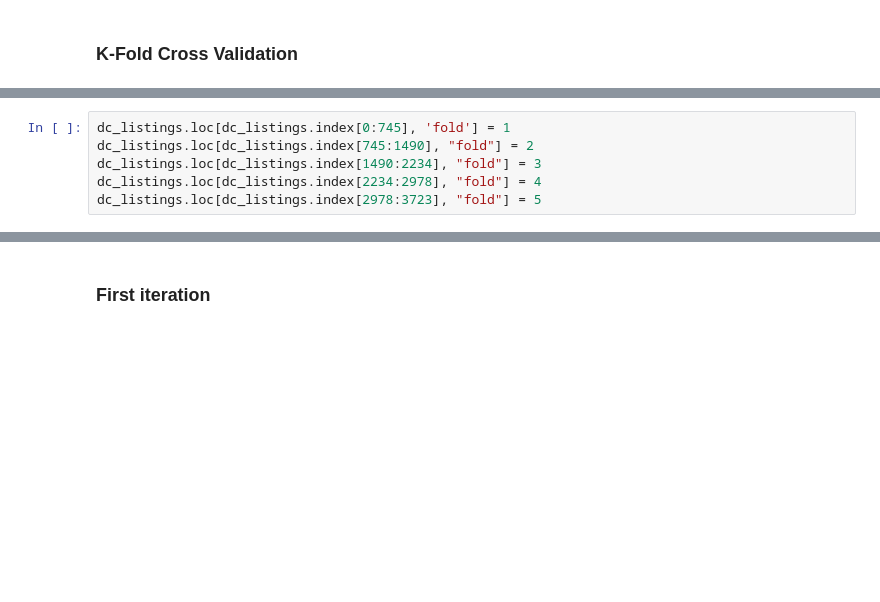
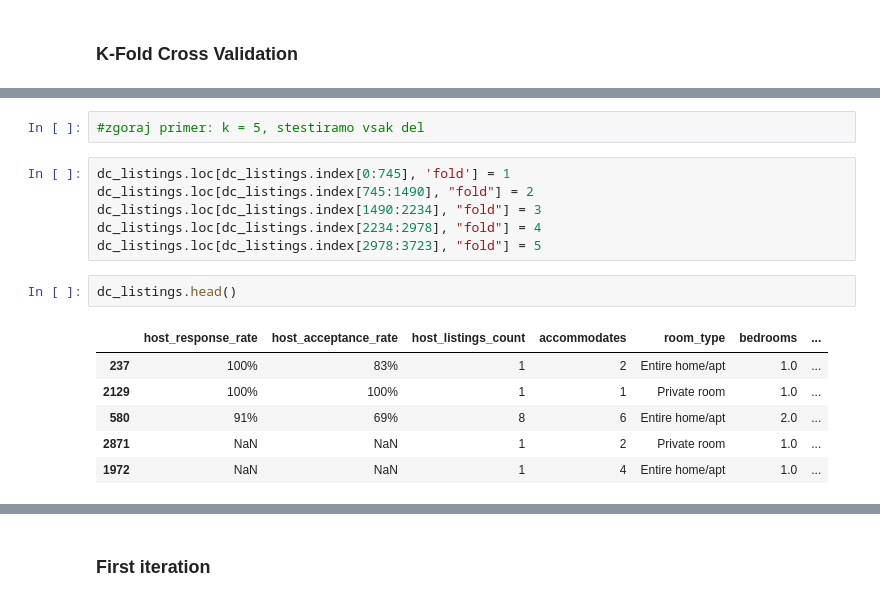
Before and after one commit to klapuh/python-analitika-2, a Jupyter notebook: Del_07_Uvod_v_strojno_ucenje_osnove/07_Uvod_v_strojno_ucenje_osnove_CLEAN.ipynb, the cells around one changed output, grey strips where cells are left out. Cells and saved outputs as stored; diff of their text form; blank space fills up the shorter version.

```diff
--- a/Del_07_Uvod_v_strojno_ucenje_osnove/07_Uvod_v_strojno_ucenje_osnove_CLEAN.ipynb
+++ b/Del_07_Uvod_v_strojno_ucenje_osnove/07_Uvod_v_strojno_ucenje_osnove_CLEAN.ipynb
@@ -1196,11 +1202,22 @@ avg_rmse
 # %% [markdown]
 
 <img src="images/kfold_cross_validation.png">
+# %%
+#zgoraj primer: k = 5, stestiramo vsak del
 # %%
 dc_listings.loc[dc_listings.index[0:745], 'fold'] = 1
 dc_listings.loc[dc_listings.index[745:1490], "fold"] = 2
 dc_listings.loc[dc_listings.index[1490:2234], "fold"] = 3
 dc_listings.loc[dc_listings.index[2234:2978], "fold"] = 4
 dc_listings.loc[dc_listings.index[2978:3723], "fold"] = 5
+# %%
+dc_listings.head()
+# %% [output]
+|  | host_response_rate | host_acceptance_rate | host_listings_count | accommodates | room_type | bedrooms | ... |
+| 237 | 100% | 83% | 1 | 2 | Entire home/apt | 1.0 | ... |
+| 2129 | 100% | 100% | 1 | 1 | Private room | 1.0 | ... |
+| 580 | 91% | 69% | 8 | 6 | Entire home/apt | 2.0 | ... |
+| 2871 | NaN | NaN | 1 | 2 | Private room | 1.0 | ... |
+| 1972 | NaN | NaN | 1 | 4 | Entire home/apt | 1.0 | ... |
 # %%
 dc_listings['fold'].value_counts()
```
Also changed, not shown: parts of 20 cells of this notebook, 8 other files.
